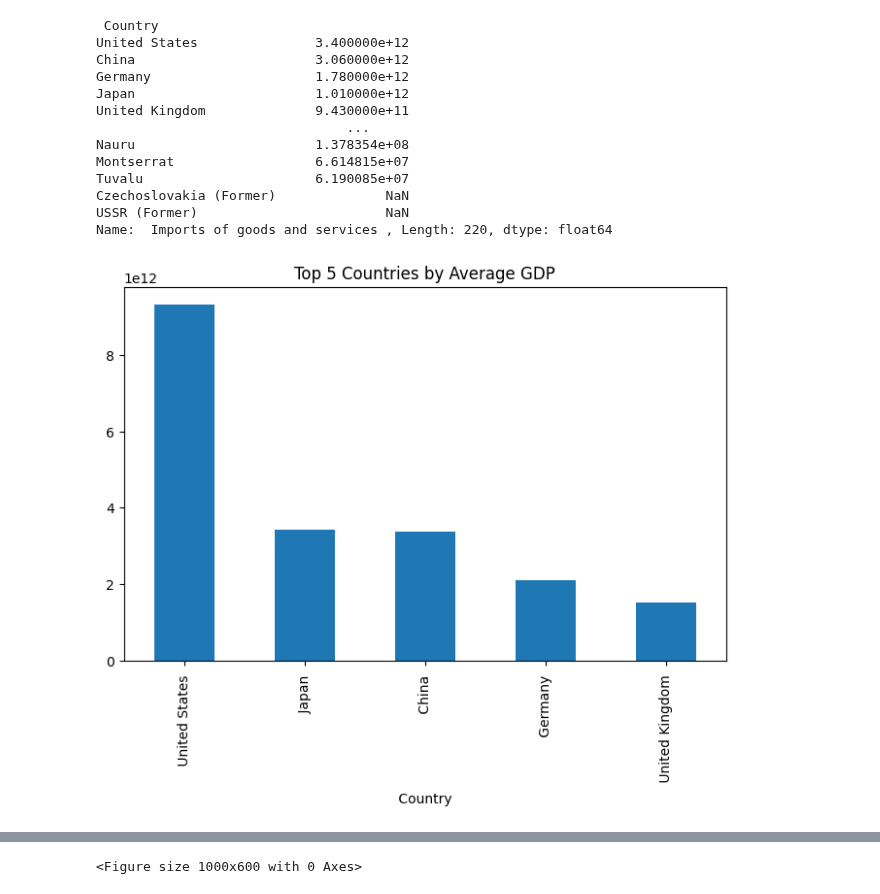
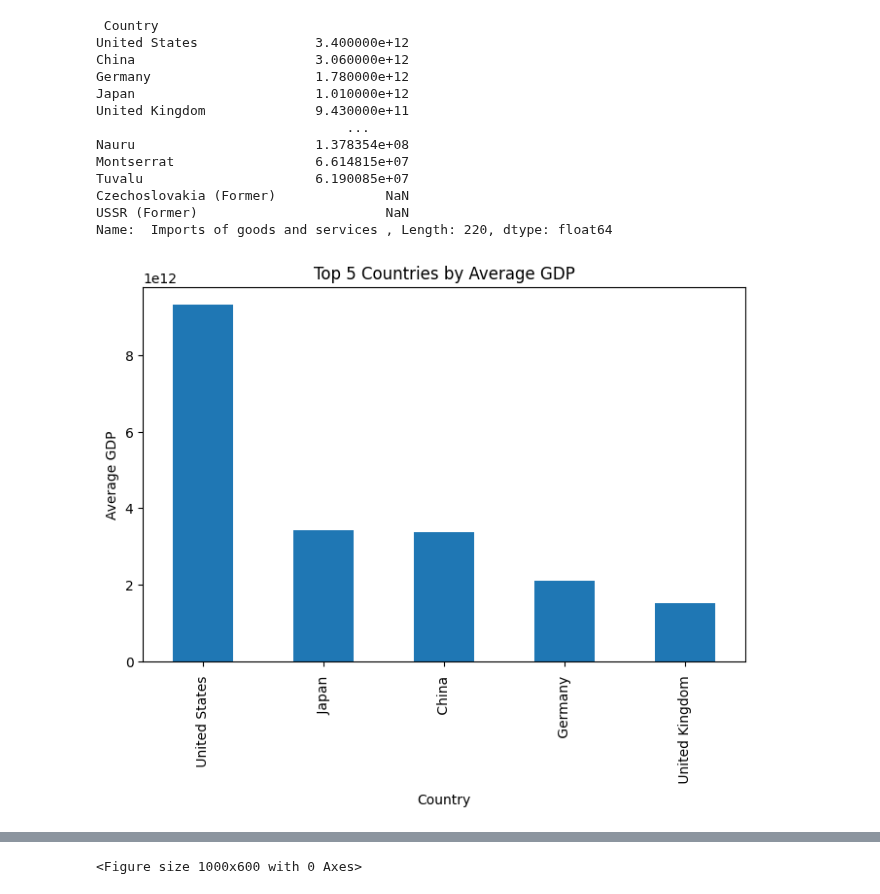
Before and after one commit to khoulaCode/machine-learning-code-orbit, a Jupyter notebook: team_members/from_tariq/world-finance-indicators-data.ipynb, the cells around one changed output, grey strips where cells are left out. Saved outputs shown, nothing was run; the diff lists cells and outputs as text; code cells hidden in the pictures.

```diff
--- a/team_members/from_tariq/world-finance-indicators-data.ipynb
+++ b/team_members/from_tariq/world-finance-indicators-data.ipynb
@@ -117,10 +117,12 @@ Name:  Imports of goods and services , Length: 220, dtype: float64
 # %%
 plt.figure(figsize=(8, 5))
 gdp.plot(kind='bar')
 plt.title('Top 5 Countries by Average GDP')
+plt.xlabel('Country')
+plt.ylabel('Average GDP')
 plt.show()
 # %% [output]
-[figure, old version]
+[figure, new version]
 # %%
 plt.figure(figsize=(10, 6))
 gdp_per_capita[' Gross Domestic Product (GDP) '].plot()
```
Also changed, not shown: parts of 2 cells of this notebook.
